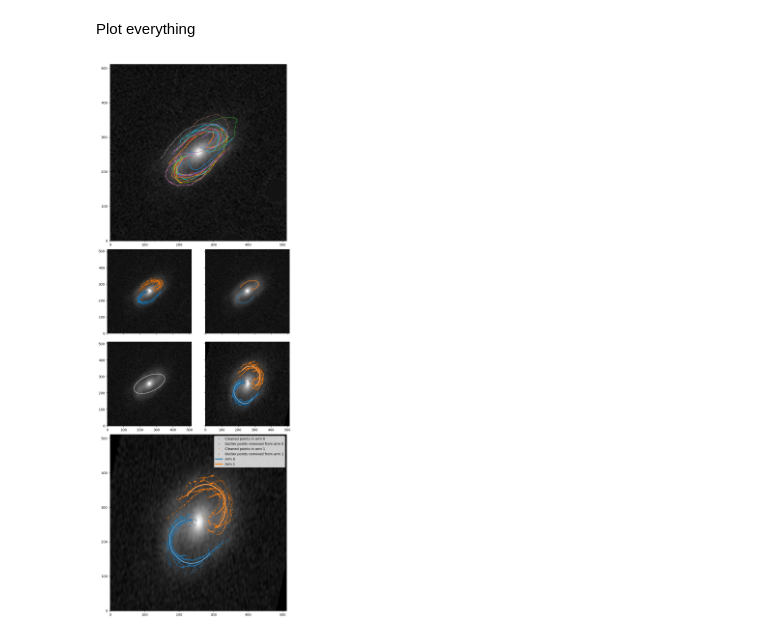
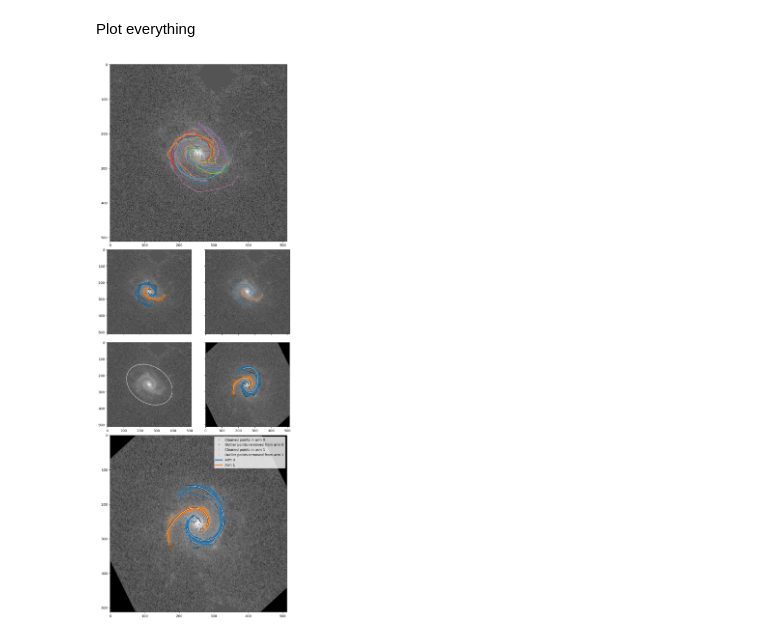
Before and after one commit to tingard/Galaxy-builder-aggregation, a Jupyter notebook: spiral-aggregation/spiral-extraction.ipynb, the cells around one changed output. Cells and saved outputs as stored; diff of their text form; code cells hidden in the pictures.

```diff
--- a/spiral-aggregation/spiral-extraction.ipynb
+++ b/spiral-aggregation/spiral-extraction.ipynb
@@ -199,3 +167,0 @@ Grab the data arrays from the Image objects, and imshow the images (for debuggin
-# %%
-picArray = np.array(pic)
-imArray = np.array(im)
@@ -261,7 +168,7 @@ angle: -23.915567171646515
 # %% [markdown]
 Now deproject the image of the galaxy:
 # %%
-rotatedImage = rotate(picArray, -angle)
+rotatedImage = rotate(picArray, angle)
 stretchedImage = rescale(
     rotatedImage,
     (1/gal['SERSIC_BA'].iloc[0], 1),
@@ -277,23 +184,23 @@ else:
 plt.figure(figsize=(15, 6))
 plt.subplot(131)
 plt.title('Original image')
-plt.imshow(picArray, origin='lower', cmap='gray')
+plt.imshow(picArray, cmap='gray')
 originalIsophote = Ellipse(
     xy=np.array(picArray.shape) / 2,
-    width=200 * gal['SERSIC_BA'],
-    height=200,
-    angle=90 - angle,
+    width=300 * gal['SERSIC_BA'],
+    height=300,
+    angle=90 + angle,
     ec='w',
     fc='none'
 )
 plt.gca().add_artist(originalIsophote)
 plt.subplot(132)
 plt.title('Image rotated till major axis is x-axis')
-plt.imshow(rotatedImage, origin='lower', cmap='gray')
+plt.imshow(rotatedImage, cmap='gray')
 rotatedIsophote = Ellipse(
     xy=np.array(picArray.shape) / 2,
-    width=200 * gal['SERSIC_BA'],
-    height=200,
+    width=300 * gal['SERSIC_BA'],
+    height=300,
     angle=90,
     ec='w',
     fc='none'
@@ -302,11 +209,11 @@ plt.gca().add_artist(rotatedIsophote)
 plt.axis('off')
 plt.subplot(133)
 plt.title('Deprojected image')
-plt.imshow(deprojectedImage, origin='lower', cmap='gray')
+plt.imshow(deprojectedImage, cmap='gray')
 finalIsophote = Ellipse(
     xy=np.array(picArray.shape) / 2,
-    width=200,
-    height=200,
+    width=300,
+    height=300,
     angle=0,
     ec='w',
     fc='none'
@@ -340,7 +247,7 @@ We'll make use of the `gzbuilderspirals` class method to cluster arms.
 
 First, initialise a `GalaxySpirals` object with the arms and deprojection parameters
 # %%
-s = GalaxySpirals(drawnArms, ba=gal['SERSIC_BA'].iloc[0], phi=angle)
+s = GalaxySpirals(drawnArms, ba=gal['SERSIC_BA'].iloc[0], phi=-angle)
 # %% [markdown]
 Now calculate a the distance matrix for the drawn arms (this can be slow)
 # %%
@@ -391,12 +298,12 @@ ax_deproject = plt.subplot2grid((6, 2), (3, 1))
 ax_final = plt.subplot2grid((6, 2), (4, 0), colspan=2, rowspan=2)
 
 # panel 1: all drawn arms
-ax_annot.imshow(picArray, cmap='gray', origin='lower')
+ax_annot.imshow(picArray, cmap='gray')
 for arm in drawnArms:
     ax_annot.plot(*arm.T, '.-', linewidth=1, markersize=2)
 
 # panel 2: clustered arms
-ax_cluster.imshow(picArray, cmap='gray', origin='lower')
+ax_cluster.imshow(picArray, cmap='gray')
 for i, arm in enumerate(s.arms):
     ax_cluster.plot(
         *arm.pointCloud.T,
@@ -419,24 +326,24 @@ for i, arm in enumerate(s.arms):
 plt.setp(ax_cluster.get_xticklabels(), visible=False)
 
 # panel 3: sorting lines
-ax_sorting.imshow(picArray, cmap='gray', origin='lower')
+ax_sorting.imshow(picArray, cmap='gray')
 for fit in xyFits:
     ax_sorting.plot(*fit.T)
 plt.setp(ax_sorting.get_xticklabels(), visible=False)
 plt.setp(ax_sorting.get_yticklabels(), visible=False)
 
-ax_isophote.imshow(picArray, cmap='gray', origin='lower')
+ax_isophote.imshow(picArray, cmap='gray')
 isophote = Ellipse(
     xy=np.array(picArray.shape) / 2,
-    width=200 * gal['SERSIC_BA'],
-    height=200,
-    angle=90 - angle,
+    width=300 * gal['SERSIC_BA'],
+    height=300,
+    angle=90 + angle,
     ec='w',
     fc='none'
 )
 ax_isophote.add_artist(isophote)
 
-ax_deproject.imshow(deprojectedImage, cmap='gray', origin='lower')
+ax_deproject.imshow(deprojectedImage, cmap='gray')
 for i, arm in enumerate(result['deprojectedArms']):
     ax_deproject.plot(*arm.pointCloud.T, 'k.', markersize=2, alpha=1)
     ax_deproject.plot(
@@ -456,34 +363,34 @@ for i, arm in enumerate(result['deprojectedFit']):
     )
 plt.setp(ax_deproject.get_yticklabels(), visible=False)
 
-ax_final.imshow(deprojectedImage, cmap='gray', origin='lower')
+ax_final.imshow(deprojectedImage, cmap='gray')
 for i, arm in enumerate(result['deprojectedArms']):
     p = ax_final.plot(
         *arm.cleanedCloud.T,
         '.',
         c='C{}'.format(i % 10),
         markersize=3,
         label='Cleaned points in arm {}'.format(i)
     )
     c = np.array(to_rgb(p[0].get_color()))*0.7
     p = ax_final.plot(
         *arm.pointCloud[np.logical_not(arm.outlierMask)].T,
         '.',
         c=c,
         markersize=3,
         alpha=1,
         label='Outlier points removed from arm {}'.format(i)
     )
 
 for i, arm in enumerate(result['radialFit']):
     prettyPlot(
         s.arms[i].deNorm(arm),
         ax=ax_final,
         label='Arm {}'.format(i),
         c='C{}'.format(i)
     )
 ax_final.legend()
 
 plt.savefig('arm-fits/subject-{}.jpg'.format(subjectId), bbox_inches='tight')
 # %% [output]
-[figure, old version]
+[figure, new version]
```
Also changed, not shown: parts of 18 cells of this notebook, 3 other files.
